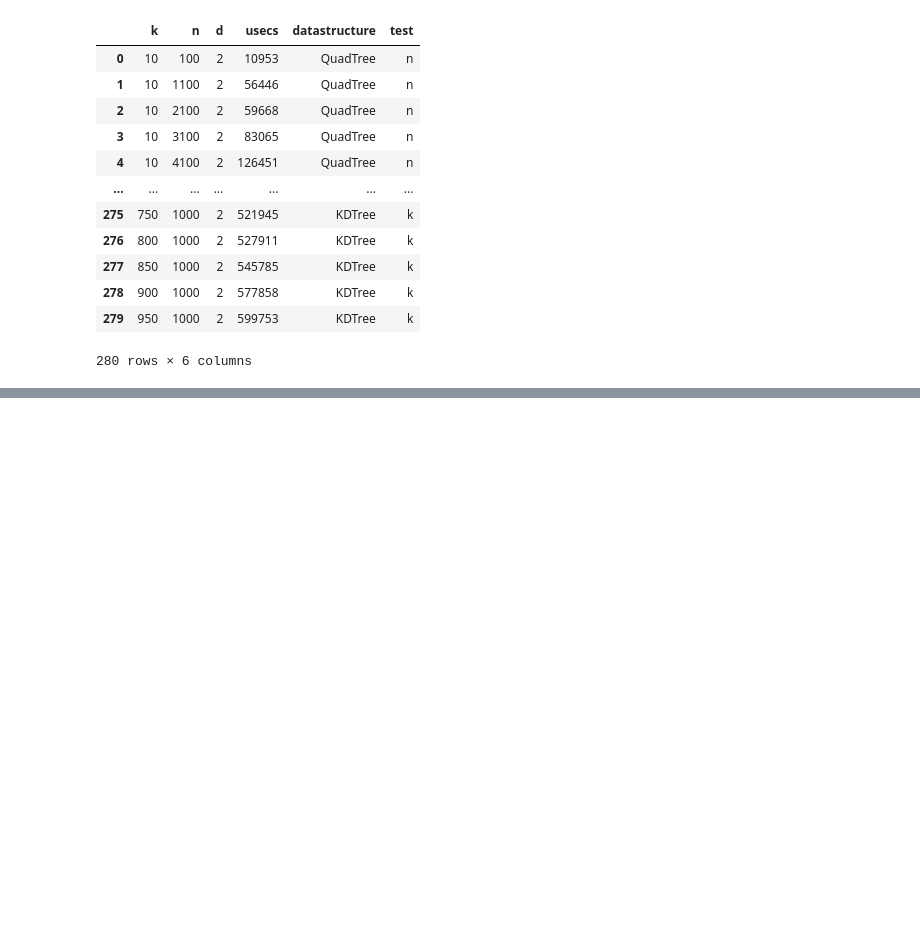
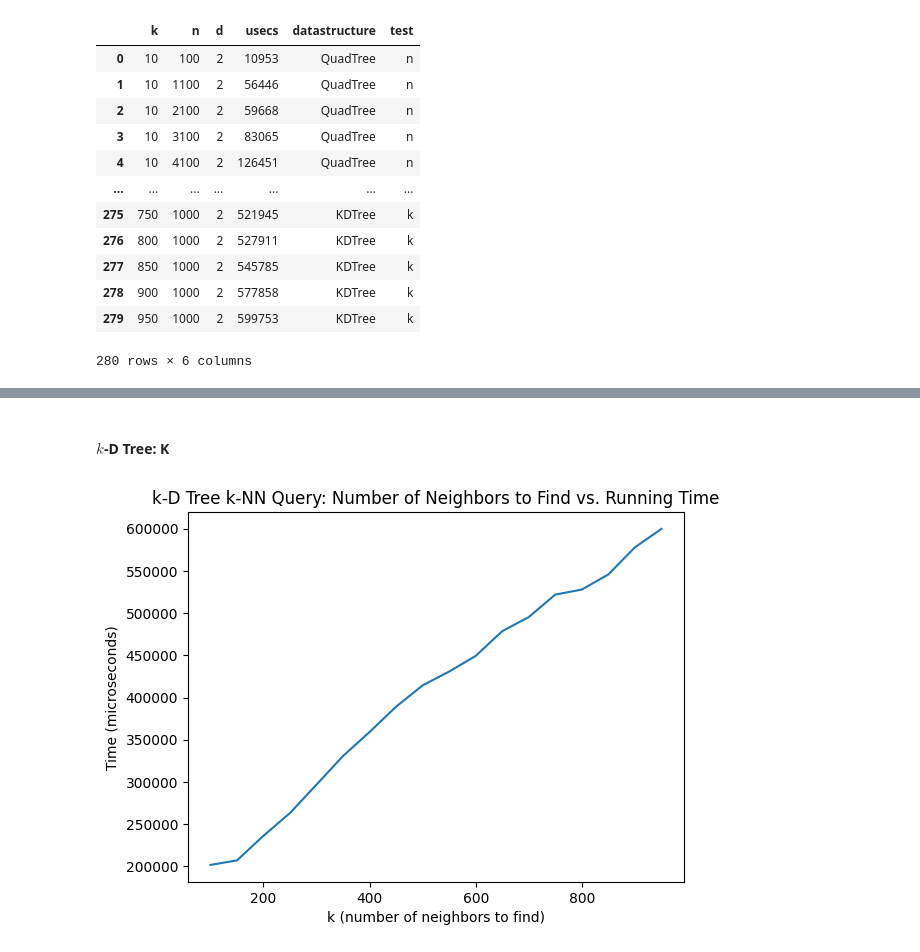
Before and after one commit to jake-dame/CS6017, a Jupyter notebook: HW_4/HW_4_Analysis.ipynb, the cells around one changed output, grey strips where cells are left out. Cells and saved outputs as stored; diff of their text form; code cells hidden in the pictures; blank space fills up the shorter version.

```diff
--- a/HW_4/HW_4_Analysis.ipynb
+++ b/HW_4/HW_4_Analysis.ipynb
@@ -136,0 +108,14 @@ All of them are linear except:
+# %% [markdown]
+#### $k$-D Tree: K
+# %%
+df_kd_k = df[ (df['datastructure'] == 'KDTree') & (df['test'] == 'k') ]
+
+plt.plot(df_kd_k['k'], df_kd_k['usecs'])
+
+plt.xlabel('k (number of neighbors to find)')
+plt.ylabel('Time (microseconds)')
+plt.title('k-D Tree k-NN Query: Number of Neighbors to Find vs. Running Time')
+
+plt.show()
+# %% [output]
+[figure, added]
```
Also changed, not shown: parts of 50 cells of this notebook.
